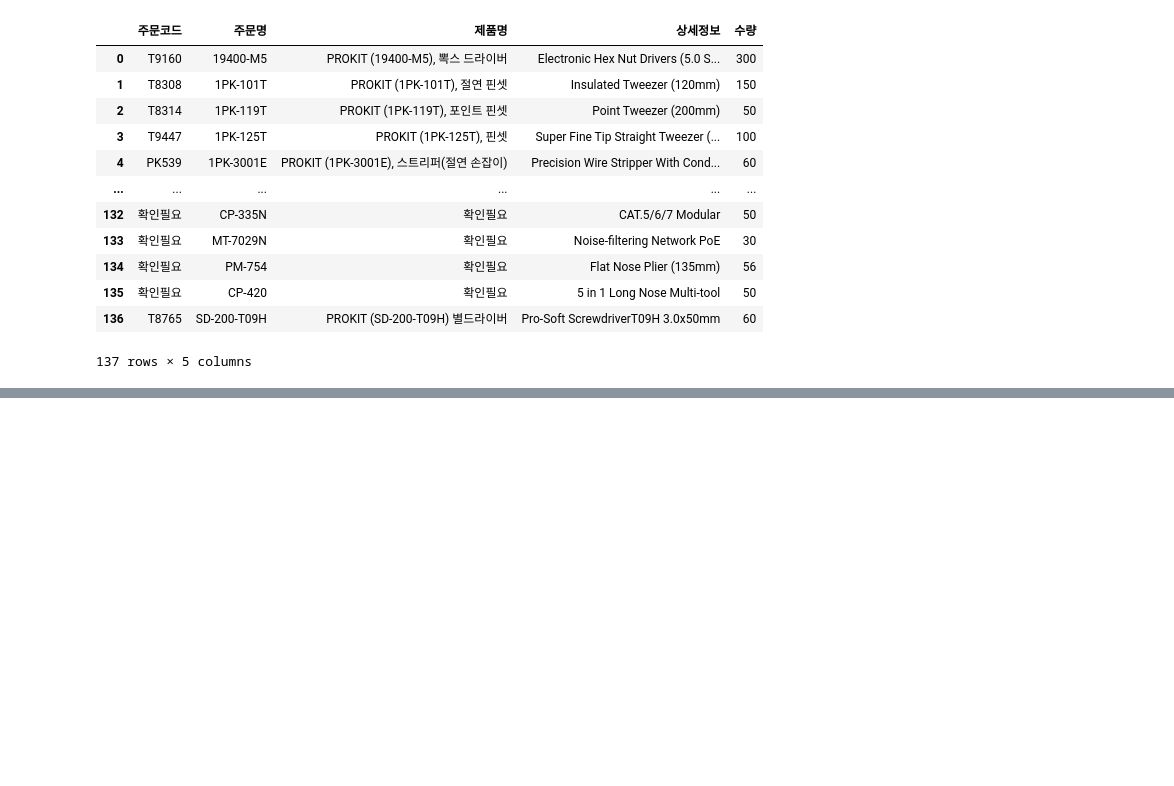
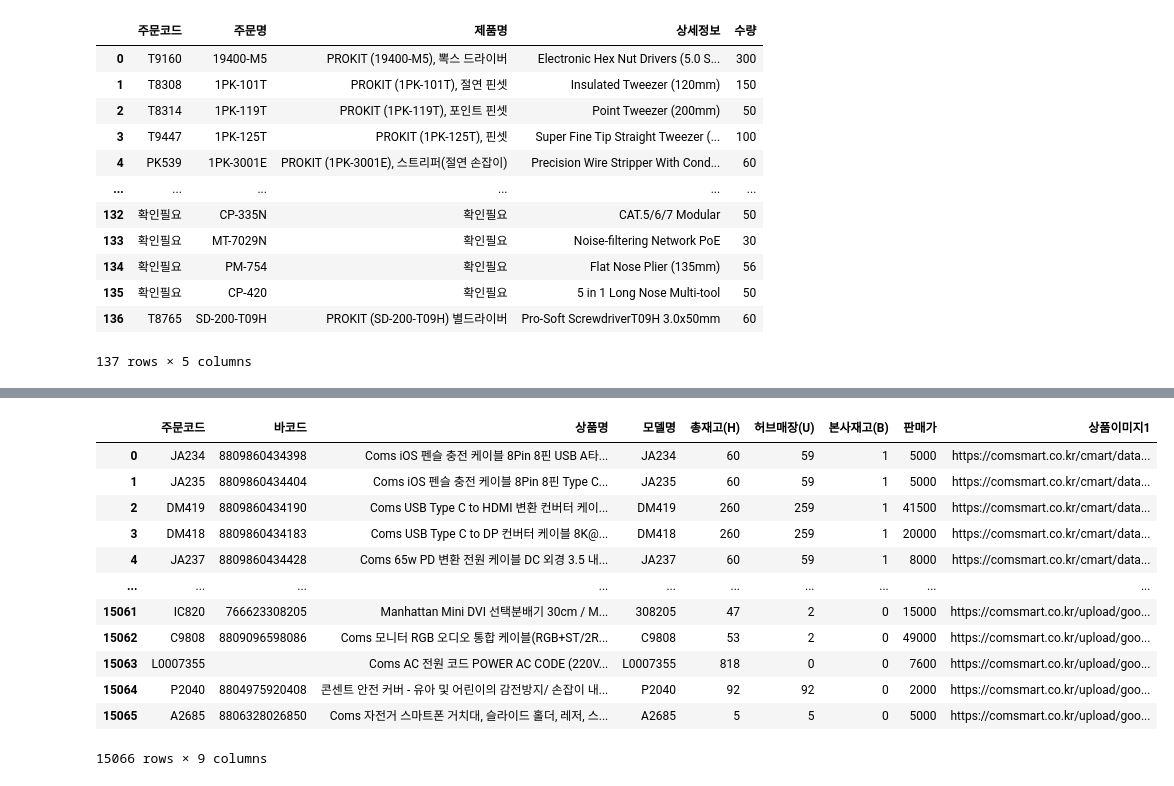
Before and after one commit to gidumg/prokit_management, a Jupyter notebook: prokit management.ipynb, the cells around one changed output, grey strips where cells are left out. Saved outputs shown, nothing was run; the diff lists cells and outputs as text; code cells hidden in the pictures; blank space fills up the shorter version.

```diff
--- a/prokit management.ipynb
+++ b/prokit management.ipynb
@@ -158,0 +221,28 @@ with open('output.html', 'w') as f:
+# %%
+# SQL에서 프로킷 / 컴스마트 정보 가져오기
+
+engine = create_engine(f'mysql+pymysql://fred:{password}@fred1234.synology.me/fred')
+query = """select `주문코드`, `바코드`, `상품명`, `모델명`, `총재고(H)`, `허브매장(U)`, `본사재고(B)`, `판매가`, ` 상품이미지1`  from comsmart_web """
+comsmart_df = pd.read_sql(query, con=engine)
+
+
+engine = create_engine(f'mysql+pymysql://fred:{password}@fred1234.synology.me/fred')
+query = """select * from prokit """
+prokit_df = pd.read_sql(query, con=engine)
+engine.dispose()
+# %%
+comsmart_df
+# %% [output]
+|  | 주문코드 | 바코드 | 상품명 | 모델명 | 총재고(H) | 허브매장(U) | 본사재고(B) | 판매가 | 상품이미지1 |
+| 0 | JA234 | 8809860434398 | Coms iOS 펜슬 충전 케이블 8Pin 8핀 USB A타... | JA234 | 60 | 59 | 1 | 5000 | https://comsmart.co.kr/cmart/data... |
+| 1 | JA235 | 8809860434404 | Coms iOS 펜슬 충전 케이블 8Pin 8핀 Type C... | JA235 | 60 | 59 | 1 | 5000 | https://comsmart.co.kr/cmart/data... |
+| 2 | DM419 | 8809860434190 | Coms USB Type C to HDMI 변환 컨버터 케이... | DM419 | 260 | 259 | 1 | 41500 | https://comsmart.co.kr/cmart/data... |
+| 3 | DM418 | 8809860434183 | Coms USB Type C to DP 컨버터 케이블 8K@... | DM418 | 260 | 259 | 1 | 20000 | https://comsmart.co.kr/cmart/data... |
+| 4 | JA237 | 8809860434428 | Coms 65w PD 변환 전원 케이블 DC 외경 3.5 내... | JA237 | 60 | 59 | 1 | 8000 | https://comsmart.co.kr/cmart/data... |
+| ... | ... | ... | ... | ... | ... | ... | ... | ... | ... |
+| 15061 | IC820 | 766623308205 | Manhattan Mini DVI 선택분배기 30cm / M... | 308205 | 47 | 2 | 0 | 15000 | https://comsmart.co.kr/upload/goo... |
+| 15062 | C9808 | 8809096598086 | Coms 모니터 RGB 오디오 통합 케이블(RGB+ST/2R... | C9808 | 53 | 2 | 0 | 49000 | https://comsmart.co.kr/upload/goo... |
+| 15063 | L0007355 |  | Coms AC 전원 코드 POWER AC CODE (220V... | L0007355 | 818 | 0 | 0 | 7600 | https://comsmart.co.kr/upload/goo... |
+| 15064 | P2040 | 8804975920408 | 콘센트 안전 커버 - 유아 및 어린이의 감전방지/ 손잡이 내... | P2040 | 92 | 92 | 0 | 2000 | https://comsmart.co.kr/upload/goo... |
+| 15065 | A2685 | 8806328026850 | Coms 자전거 스마트폰 거치대, 슬라이드 홀더, 레저, 스... | A2685 | 5 | 5 | 0 | 5000 | https://comsmart.co.kr/upload/goo... |
+15066 rows × 9 columns
```
Also changed, not shown: parts of 6 cells of this notebook, 1 other file.
